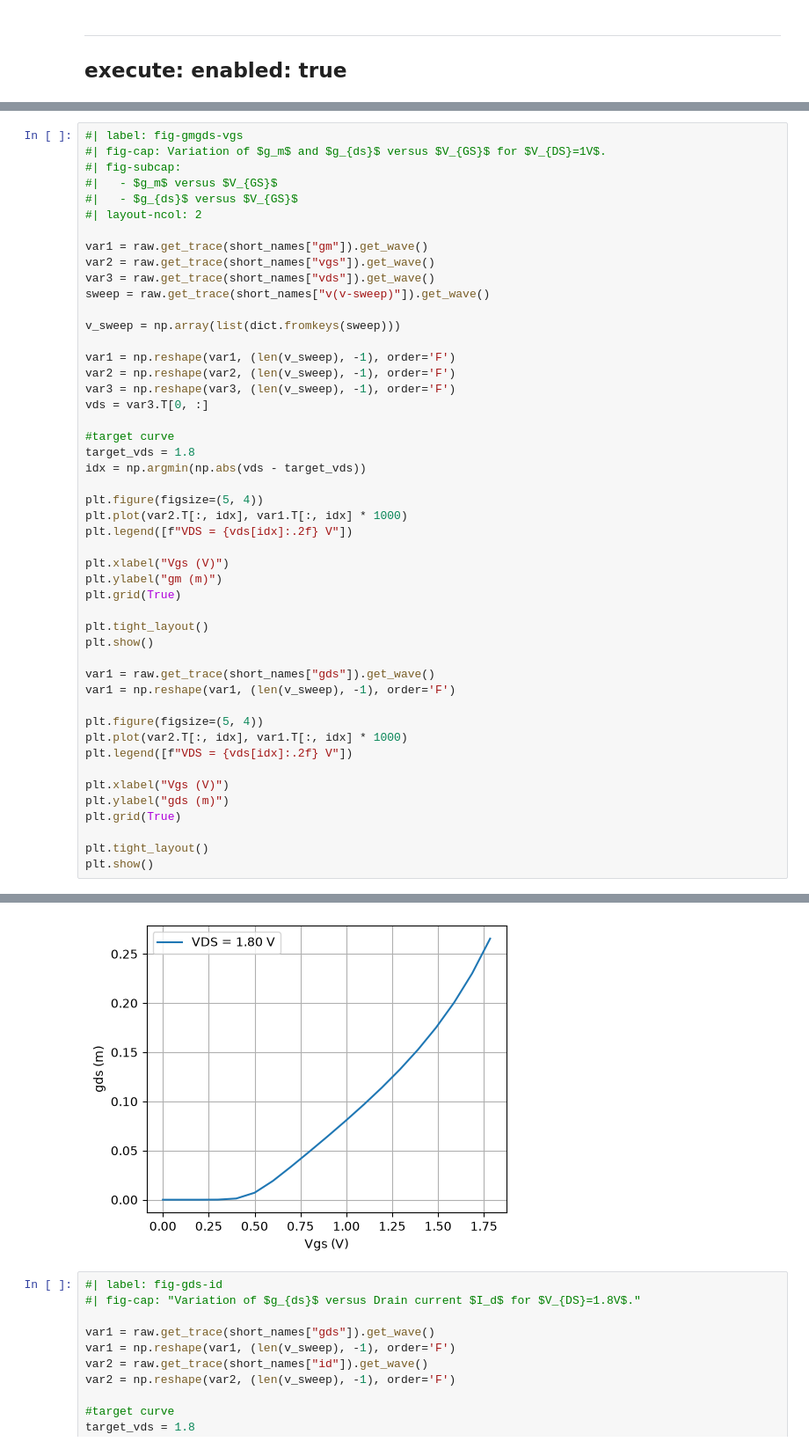
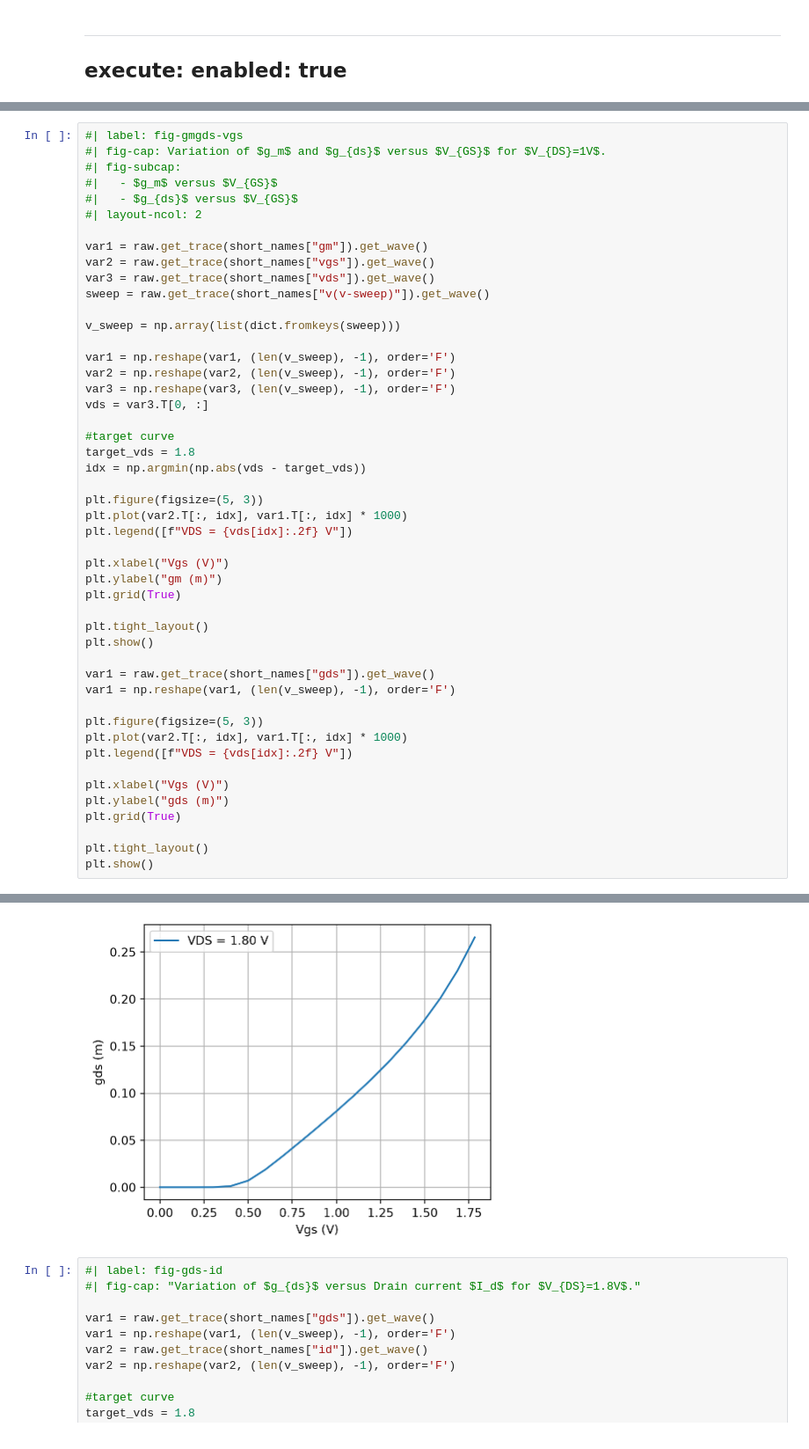
Before and after one commit to acc-designs/acc-designs.github.io, a Jupyter notebook: data/nmos_plots.ipynb, the cells around one changed output, grey strips where cells are left out. Shown at 88% size. Drawn from its saved outputs; the diff is of its cells as text.

```diff
--- a/data/nmos_plots.ipynb
+++ b/data/nmos_plots.ipynb
@@ -92,7 +92,7 @@ vds = var3.T[0, :]
 target_vds = 1.8
 idx = np.argmin(np.abs(vds - target_vds))
 
-plt.figure(figsize=(5, 4))
+plt.figure(figsize=(5, 3))
 plt.plot(var2.T[:, idx], var1.T[:, idx] * 1000)
 plt.legend([f"VDS = {vds[idx]:.2f} V"])
 
@@ -106,7 +106,7 @@ plt.show()
 var1 = raw.get_trace(short_names["gds"]).get_wave()
 var1 = np.reshape(var1, (len(v_sweep), -1), order='F')
 
-plt.figure(figsize=(5, 4))
+plt.figure(figsize=(5, 3))
 plt.plot(var2.T[:, idx], var1.T[:, idx] * 1000)
 plt.legend([f"VDS = {vds[idx]:.2f} V"])
 
@@ -121,4 +121,4 @@ plt.show()
-[figure, old version]
+[figure, new version]
 # %%
 #| label: fig-gds-id
 #| fig-cap: "Variation of $g_{ds}$ versus Drain current $I_d$ for $V_{DS}=1.8V$."
```
Also changed, not shown: parts of 3 cells of this notebook, 2 other files.
